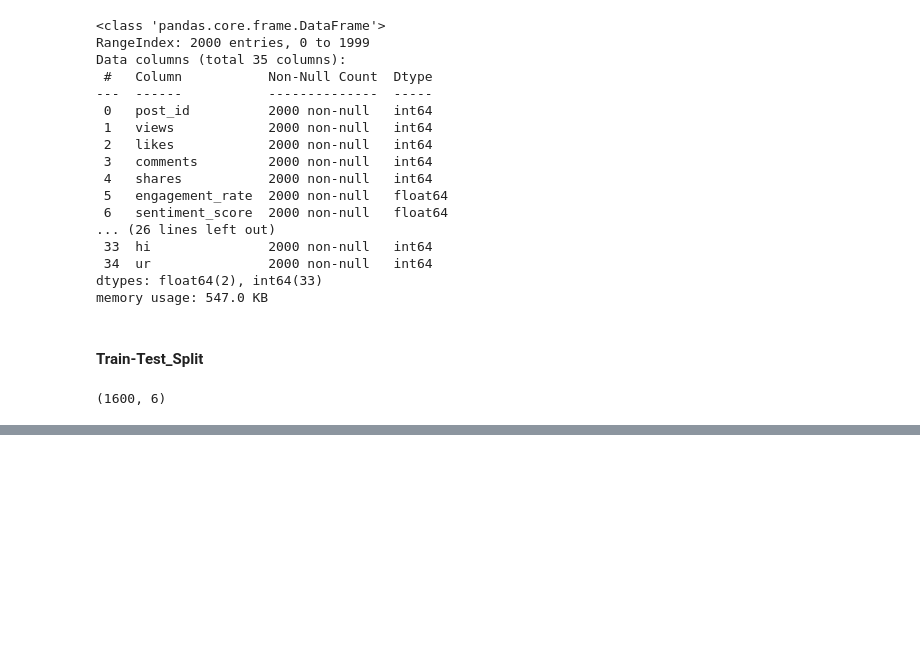
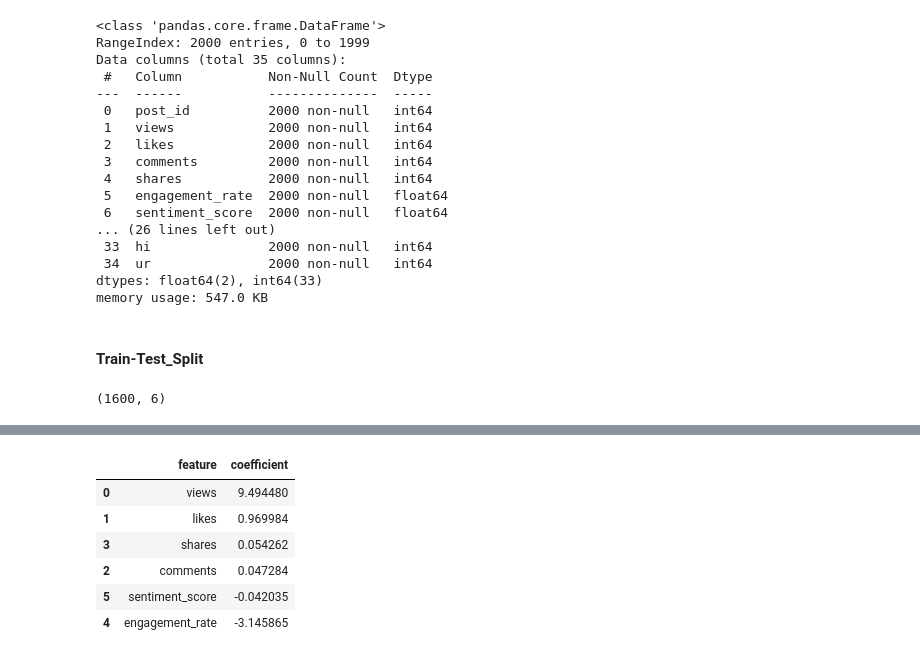
Before and after one commit to mayurimamdi/SocialMediaEDAandAnalysis, a Jupyter notebook: notebooks/EDA.ipynb, the cells around one changed output, grey strips where cells are left out. Drawn from its saved outputs; the diff is of its cells as text; code cells hidden in the pictures; blank space fills up the shorter version.

```diff
--- a/notebooks/EDA.ipynb
+++ b/notebooks/EDA.ipynb
@@ -623,0 +666,17 @@ X_test_scaled = scaler.transform(X_test)
+# %%
+import pandas as pd
+
+coef_df = pd.DataFrame({
+    'feature': X.columns,
+    'coefficient': model.coef_[0]
+}).sort_values(by='coefficient', ascending=False)
+
+coef_df
+# %% [output]
+|  | feature | coefficient |
+| 0 | views | 9.494480 |
+| 1 | likes | 0.969984 |
+| 3 | shares | 0.054262 |
+| 2 | comments | 0.047284 |
+| 5 | sentiment_score | -0.042035 |
+| 4 | engagement_rate | -3.145865 |
```
Also changed, not shown: parts of 6 cells of this notebook.
